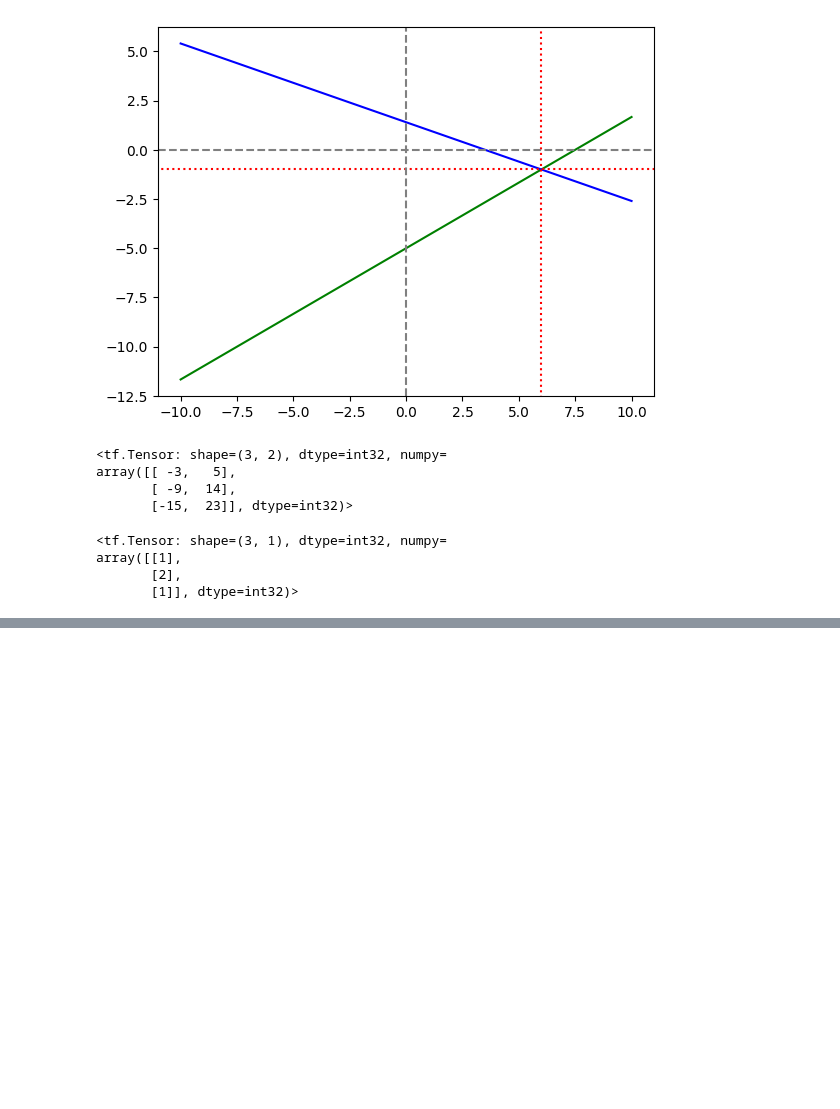
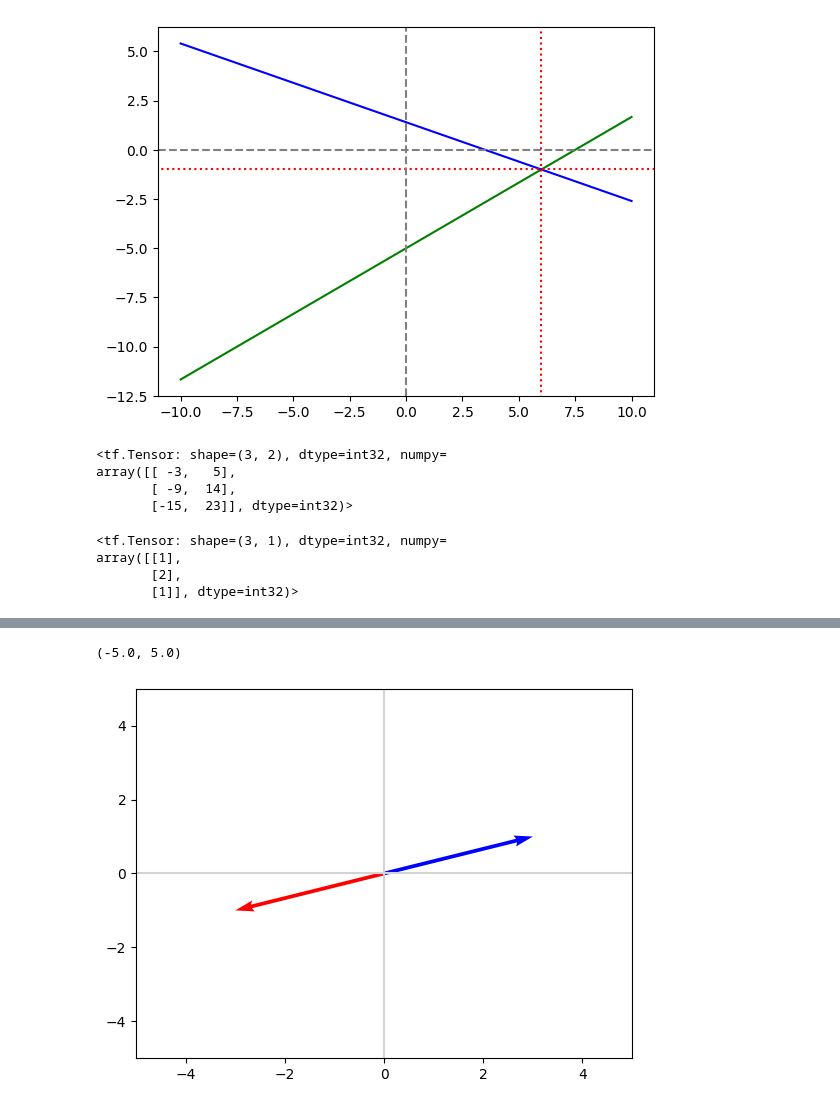
Before and after one commit to naveen675/AI, a Jupyter notebook: algebra_practice_1.ipynb, the cells around one changed output, grey strips where cells are left out. Drawn from its saved outputs; the diff is of its cells as text; code cells hidden in the pictures; blank space fills up the shorter version.

```diff
--- a/algebra_practice_1.ipynb
+++ b/algebra_practice_1.ipynb
@@ -202,0 +240,12 @@ array([[1],
+# %%
+X = np.array([[-1,0],[0,-1]])
+v = [3,1]
+Xv = np.dot(v,X)
+Xv
+
+plot_vectors([v,Xv],['blue','red'])
+plt.xlim(-5,5)
+plt.ylim(-5,5)
+# %% [output]
+(-5.0, 5.0)
+[figure, added]
```
Also changed, not shown: parts of 3 cells of this notebook.
